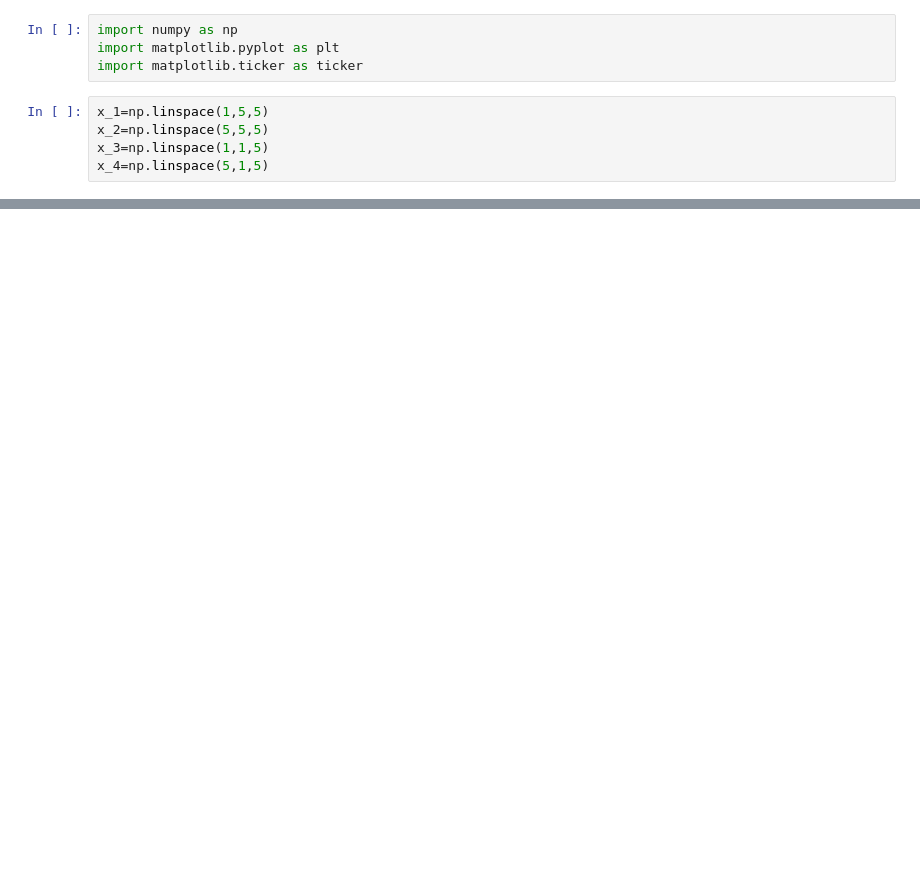
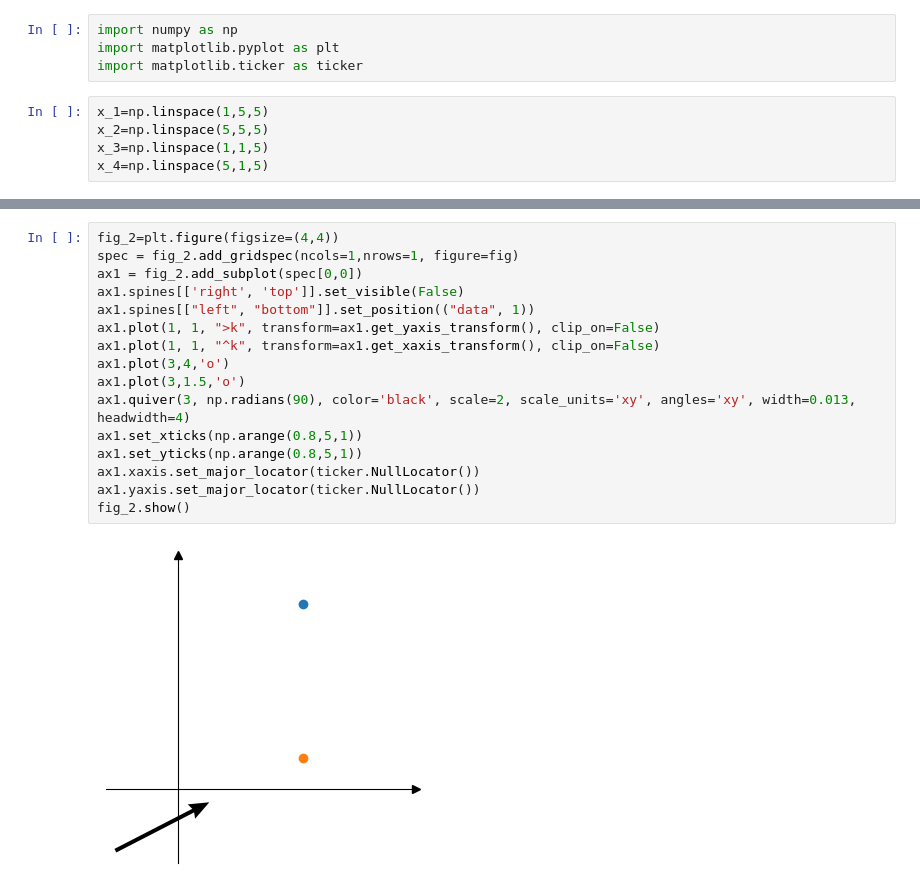
Before and after one commit to Juaan00/Laboratorios_mecanica_FEM, a Jupyter notebook: talleres_FEM/talleres.ipynb, the cells around one changed output, grey strips where cells are left out. Cells and saved outputs as stored; diff of their text form; blank space fills up the shorter version.

```diff
--- a/talleres_FEM/talleres.ipynb
+++ b/talleres_FEM/talleres.ipynb
@@ -45,0 +49,18 @@ fig.show()
+# %%
+fig_2=plt.figure(figsize=(4,4))
+spec = fig_2.add_gridspec(ncols=1,nrows=1, figure=fig)
+ax1 = fig_2.add_subplot(spec[0,0])
+ax1.spines[['right', 'top']].set_visible(False)
+ax1.spines[["left", "bottom"]].set_position(("data", 1))
+ax1.plot(1, 1, ">k", transform=ax1.get_yaxis_transform(), clip_on=False)
+ax1.plot(1, 1, "^k", transform=ax1.get_xaxis_transform(), clip_on=False)
+ax1.plot(3,4,'o')
+ax1.plot(3,1.5,'o')
+ax1.quiver(3, np.radians(90), color='black', scale=2, scale_units='xy', angles='xy', width=0.013, headwidth=4)
+ax1.set_xticks(np.arange(0.8,5,1))
+ax1.set_yticks(np.arange(0.8,5,1))
+ax1.xaxis.set_major_locator(ticker.NullLocator())
+ax1.yaxis.set_major_locator(ticker.NullLocator())
+fig_2.show()
+# %% [output]
+[figure, added]
```
Also changed, not shown: parts of 1 cell of this notebook, 5 other files.
